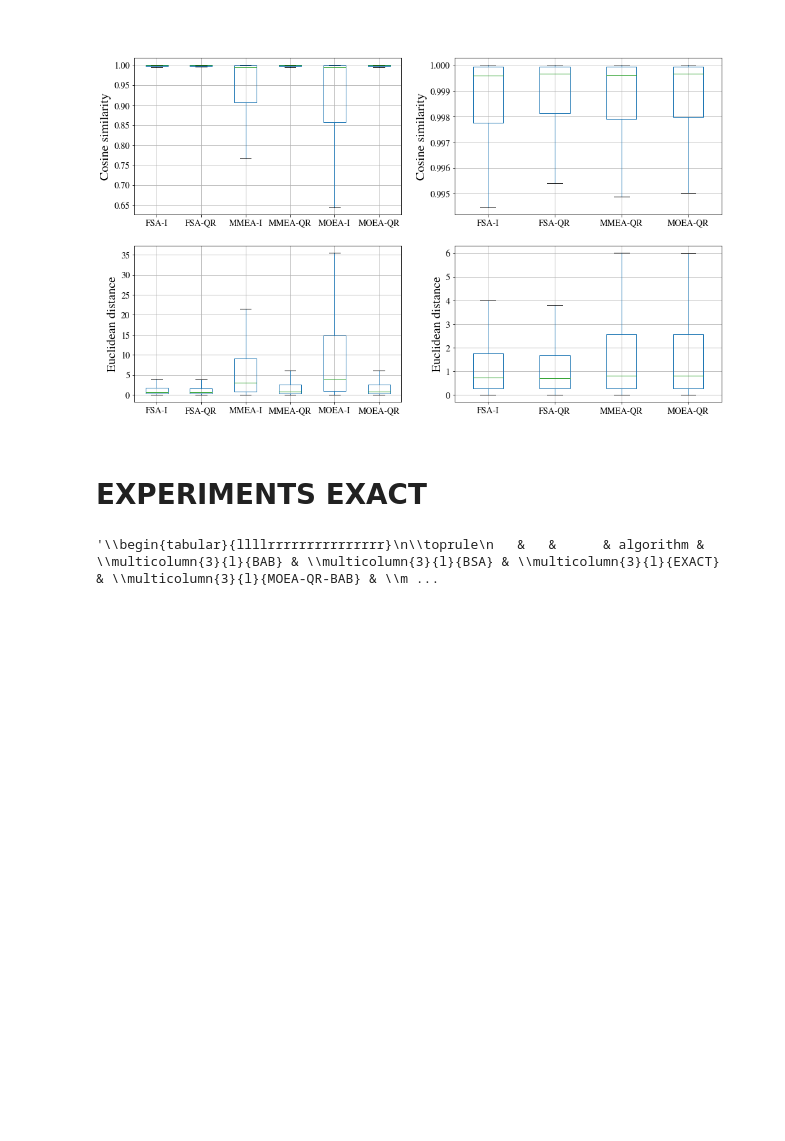
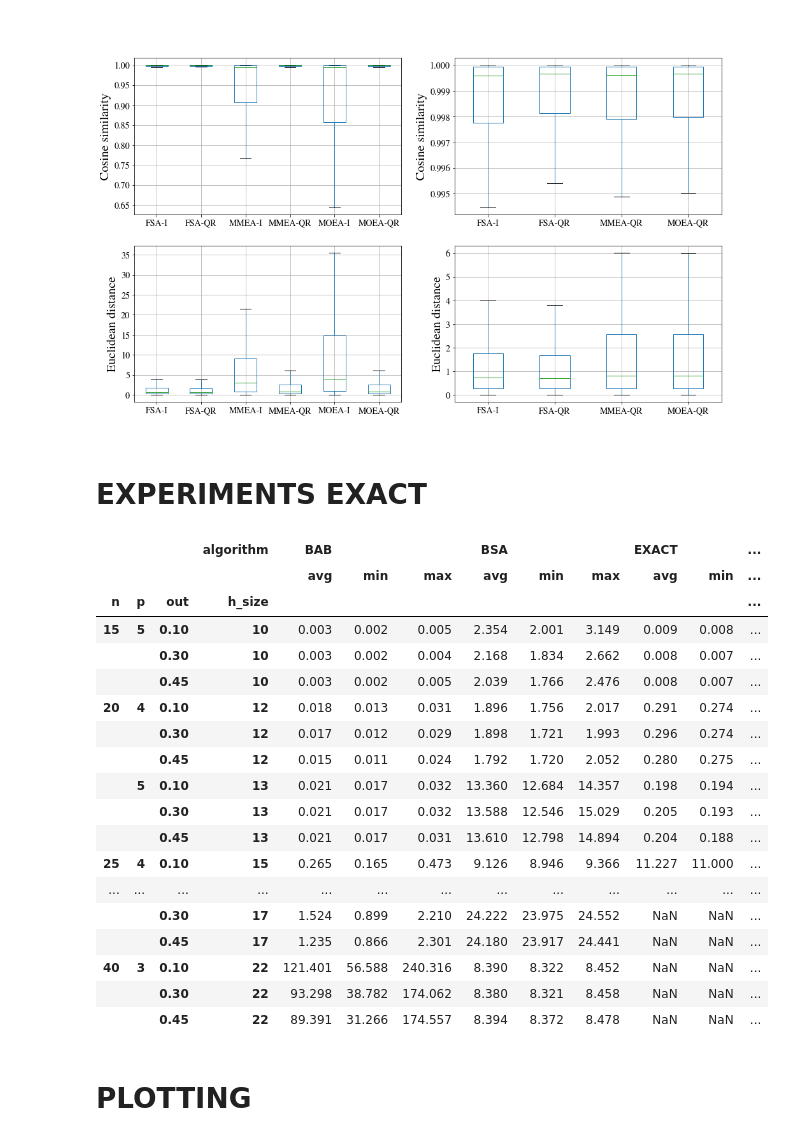
Before and after one commit to jencmart/bi-bap, a Jupyter notebook: src/notebooks/experiment-results.ipynb, the cells around one changed output. Saved outputs shown, nothing was run; the diff lists cells and outputs as text; code cells hidden in the pictures; blank space fills up the shorter version.

```diff
--- a/src/notebooks/experiment-results.ipynb
+++ b/src/notebooks/experiment-results.ipynb
@@ -142,17 +142,37 @@ df = pd.read_csv('out/experiment_2/experiment_exact_all_not_big.csv')
 # %%
 c = df
 # c = c[c.algorithm != 'BSA']
 # c = c[c.algorithm != 'EXACT']
 # c = c[c.algorithm != 'MOEA-QR-BSA']
 df_edit = c
 df_edit = df_edit.loc[df_edit.out_2model == 0.4]
 df_final = df_edit.groupby(['n','p', 'out', 'h_size','algorithm']).agg({"time": {"avg": np.mean, "min": np.min, "max": np.max}}).stack(level=0).reset_index(level=5, drop=True).stack(level=0).unstack(level=4).unstack(level=4) # .stack(level=0).unstack(level=0)
 # df_final = df_edit.groupby(['out_2model', 'n','p', 'out', 'h_size','algorithm']).agg({'time':'mean', 'cos':'mean', 'l2':'mean'}).stack(level=0).unstack(level=6).unstack(level=5) # .stack(level=0).unstack(level=0)
 
 #df_final['MOEA-QR-BAB'] = (df['First Season'] > 1990).astype(int)
 
-df_final.round(decimals=3).to_latex().replace('\\\\\n', '\\').replace('NaN', '$-$')
+df_final.round(decimals=3) #.to_latex().replace('\\\\\n', '\\').replace('NaN', '$-$')
 
 # tam kde je n=40 dej hodnotu neco mezi 2x az 3x vetsi nez ma bab
 # %% [output]
-'\\begin{tabular}{llllrrrrrrrrrrrrrrr}\n\\toprule\n   &   &      & algorithm & \\multicolumn{3}{l}{BAB} & \\multicolumn{3}{l}{BSA} & \\multicolumn{3}{l}{EXACT} & \\multicolumn{3}{l}{MOEA-QR-BAB} & \\m ...
+|  |  |  | algorithm | BAB |  |  | BSA |  |  | EXACT |  | ... |
+|  |  |  |  | avg | min | max | avg | min | max | avg | min | ... |
+| n | p | out | h_size |  |  |  |  |  |  |  |  | ... |
+| 15 | 5 | 0.10 | 10 | 0.003 | 0.002 | 0.005 | 2.354 | 2.001 | 3.149 | 0.009 | 0.008 | ... |
+|  |  | 0.30 | 10 | 0.003 | 0.002 | 0.004 | 2.168 | 1.834 | 2.662 | 0.008 | 0.007 | ... |
+|  |  | 0.45 | 10 | 0.003 | 0.002 | 0.005 | 2.039 | 1.766 | 2.476 | 0.008 | 0.007 | ... |
+| 20 | 4 | 0.10 | 12 | 0.018 | 0.013 | 0.031 | 1.896 | 1.756 | 2.017 | 0.291 | 0.274 | ... |
+|  |  | 0.30 | 12 | 0.017 | 0.012 | 0.029 | 1.898 | 1.721 | 1.993 | 0.296 | 0.274 | ... |
+|  |  | 0.45 | 12 | 0.015 | 0.011 | 0.024 | 1.792 | 1.720 | 2.052 | 0.280 | 0.275 | ... |
+|  | 5 | 0.10 | 13 | 0.021 | 0.017 | 0.032 | 13.360 | 12.684 | 14.357 | 0.198 | 0.194 | ... |
+|  |  | 0.30 | 13 | 0.021 | 0.017 | 0.032 | 13.588 | 12.546 | 15.029 | 0.205 | 0.193 | ... |
+|  |  | 0.45 | 13 | 0.021 | 0.017 | 0.031 | 13.610 | 12.798 | 14.894 | 0.204 | 0.188 | ... |
+| 25 | 4 | 0.10 | 15 | 0.265 | 0.165 | 0.473 | 9.126 | 8.946 | 9.366 | 11.227 | 11.000 | ... |
+| ... | ... | ... | ... | ... | ... | ... | ... | ... | ... | ... | ... | ... |
+|  |  | 0.30 | 17 | 1.524 | 0.899 | 2.210 | 24.222 | 23.975 | 24.552 | NaN | NaN | ... |
+|  |  | 0.45 | 17 | 1.235 | 0.866 | 2.301 | 24.180 | 23.917 | 24.441 | NaN | NaN | ... |
+| 40 | 3 | 0.10 | 22 | 121.401 | 56.588 | 240.316 | 8.390 | 8.322 | 8.452 | NaN | NaN | ... |
+|  |  | 0.30 | 22 | 93.298 | 38.782 | 174.062 | 8.380 | 8.321 | 8.458 | NaN | NaN | ... |
+|  |  | 0.45 | 22 | 89.391 | 31.266 | 174.557 | 8.394 | 8.372 | 8.478 | NaN | NaN | ... |
+# %% [markdown]
+# PLOTTING
```
Also changed, not shown: parts of 12 cells of this notebook, 25 other files.
